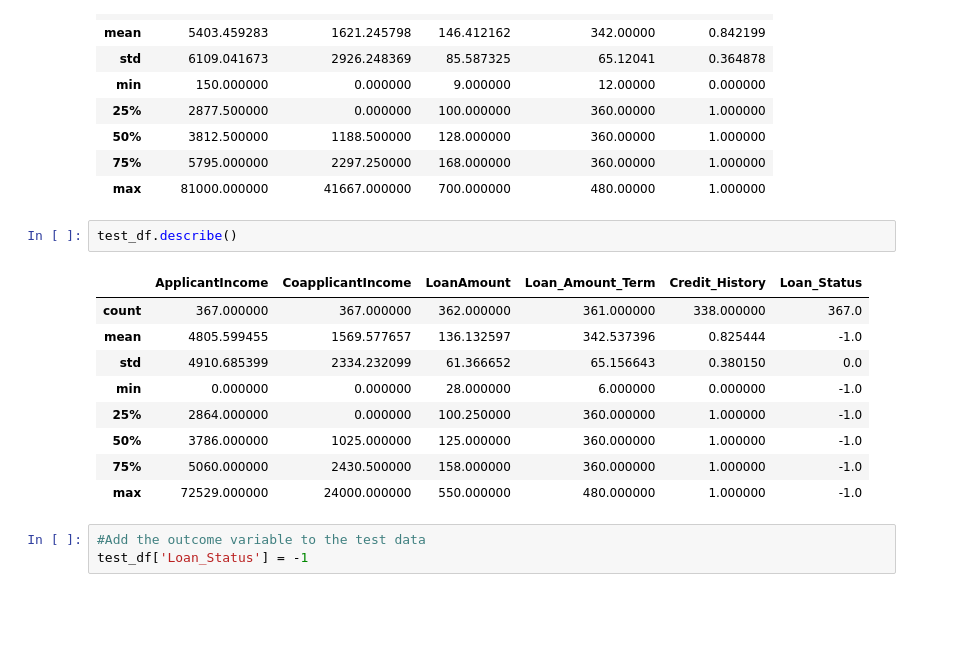
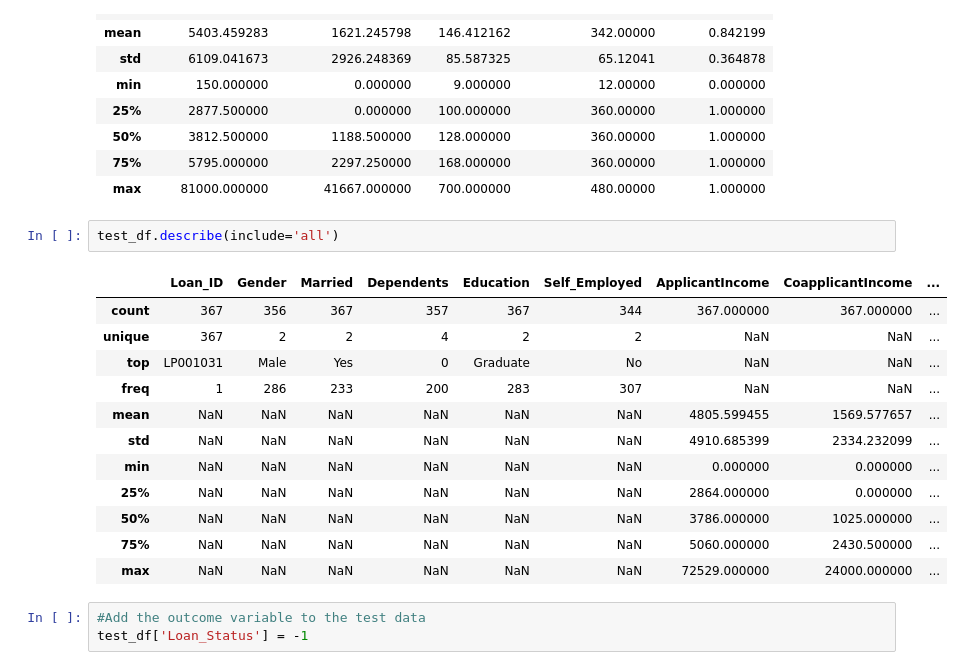
Before and after one commit to walecole/Loan-Prediction, a Jupyter notebook: LoanPrediction.ipynb, the cells around one changed output. Saved outputs shown, nothing was run; the diff lists cells and outputs as text; blank space fills up the shorter version.

```diff
--- a/LoanPrediction.ipynb
+++ b/LoanPrediction.ipynb
@@ -19,17 +19,20 @@ train_df.describe()
 | 75% | 5795.000000 | 2297.250000 | 168.000000 | 360.00000 | 1.000000 |
 | max | 81000.000000 | 41667.000000 | 700.000000 | 480.00000 | 1.000000 |
 # %%
-test_df.describe()
+test_df.describe(include='all')
 # %% [output]
-|  | ApplicantIncome | CoapplicantIncome | LoanAmount | Loan_Amount_Term | Credit_History | Loan_Status |
-| count | 367.000000 | 367.000000 | 362.000000 | 361.000000 | 338.000000 | 367.0 |
-| mean | 4805.599455 | 1569.577657 | 136.132597 | 342.537396 | 0.825444 | -1.0 |
-| std | 4910.685399 | 2334.232099 | 61.366652 | 65.156643 | 0.380150 | 0.0 |
-| min | 0.000000 | 0.000000 | 28.000000 | 6.000000 | 0.000000 | -1.0 |
-| 25% | 2864.000000 | 0.000000 | 100.250000 | 360.000000 | 1.000000 | -1.0 |
-| 50% | 3786.000000 | 1025.000000 | 125.000000 | 360.000000 | 1.000000 | -1.0 |
-| 75% | 5060.000000 | 2430.500000 | 158.000000 | 360.000000 | 1.000000 | -1.0 |
-| max | 72529.000000 | 24000.000000 | 550.000000 | 480.000000 | 1.000000 | -1.0 |
+|  | Loan_ID | Gender | Married | Dependents | Education | Self_Employed | ApplicantIncome | CoapplicantIncome | ... |
+| count | 367 | 356 | 367 | 357 | 367 | 344 | 367.000000 | 367.000000 | ... |
+| unique | 367 | 2 | 2 | 4 | 2 | 2 | NaN | NaN | ... |
+| top | LP001031 | Male | Yes | 0 | Graduate | No | NaN | NaN | ... |
+| freq | 1 | 286 | 233 | 200 | 283 | 307 | NaN | NaN | ... |
+| mean | NaN | NaN | NaN | NaN | NaN | NaN | 4805.599455 | 1569.577657 | ... |
+| std | NaN | NaN | NaN | NaN | NaN | NaN | 4910.685399 | 2334.232099 | ... |
+| min | NaN | NaN | NaN | NaN | NaN | NaN | 0.000000 | 0.000000 | ... |
+| 25% | NaN | NaN | NaN | NaN | NaN | NaN | 2864.000000 | 0.000000 | ... |
+| 50% | NaN | NaN | NaN | NaN | NaN | NaN | 3786.000000 | 1025.000000 | ... |
+| 75% | NaN | NaN | NaN | NaN | NaN | NaN | 5060.000000 | 2430.500000 | ... |
+| max | NaN | NaN | NaN | NaN | NaN | NaN | 72529.000000 | 24000.000000 | ... |
 # %%
 #Add the outcome variable to the test data
 test_df['Loan_Status'] = -1
```
Also changed, not shown: parts of 6 cells of this notebook.
